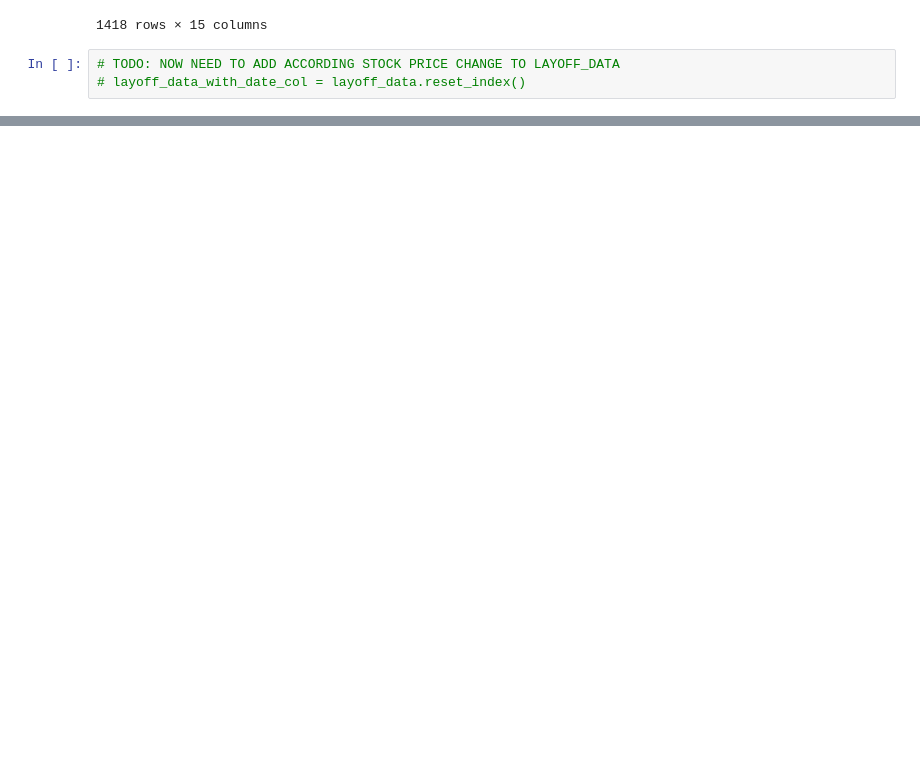
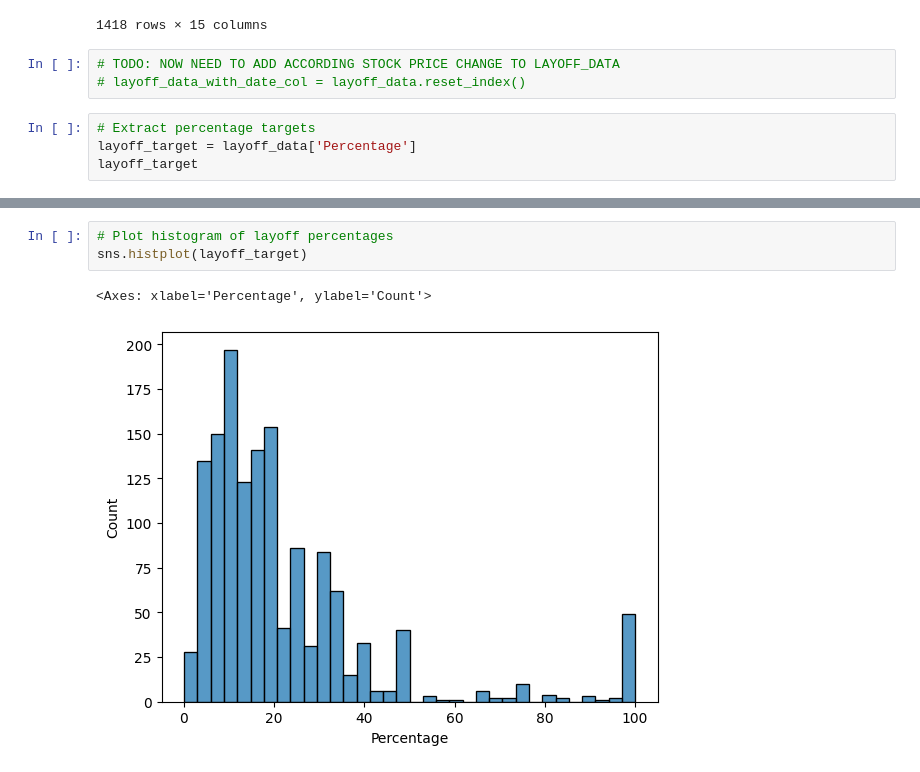
Before and after one commit to katulevskiy/tech_layoffs_ml, a Jupyter notebook: analyze_data.ipynb, the cells around one changed output, grey strips where cells are left out. Cells and saved outputs as stored; diff of their text form; blank space fills up the shorter version.

```diff
--- a/analyze_data.ipynb
+++ b/analyze_data.ipynb
@@ -177,3 +177,7 @@ layoff_data
 # %%
 # TODO: NOW NEED TO ADD ACCORDING STOCK PRICE CHANGE TO LAYOFF_DATA
 # layoff_data_with_date_col = layoff_data.reset_index()
+# %%
+# Extract percentage targets
+layoff_target = layoff_data['Percentage']
+layoff_target
@@ -179,0 +230,6 @@ layoff_data
+# %%
+# Plot histogram of layoff percentages
+sns.histplot(layoff_target)
+# %% [output]
+<Axes: xlabel='Percentage', ylabel='Count'>
+[figure, added]
```
Also changed, not shown: parts of 9 cells of this notebook.
